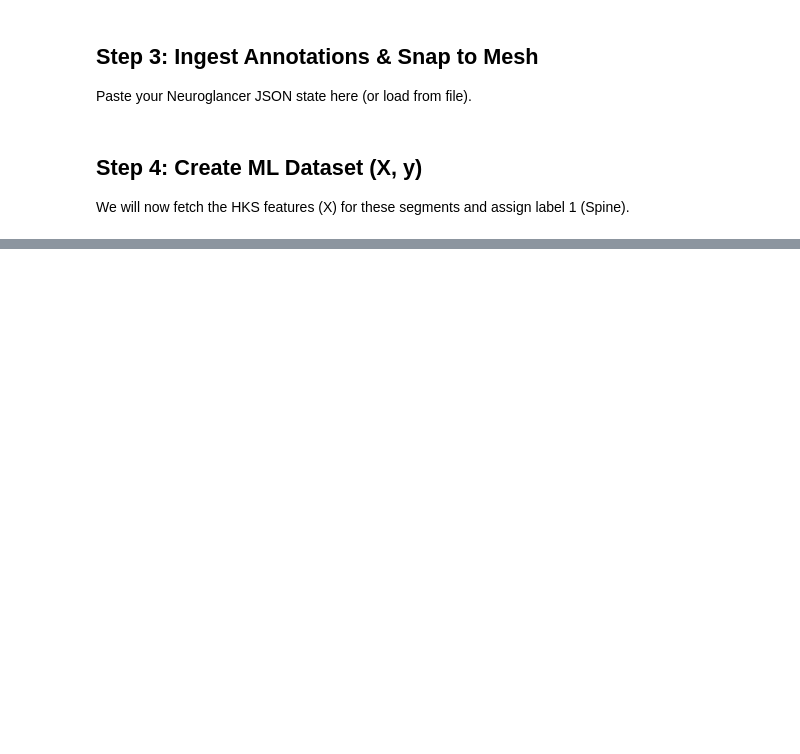
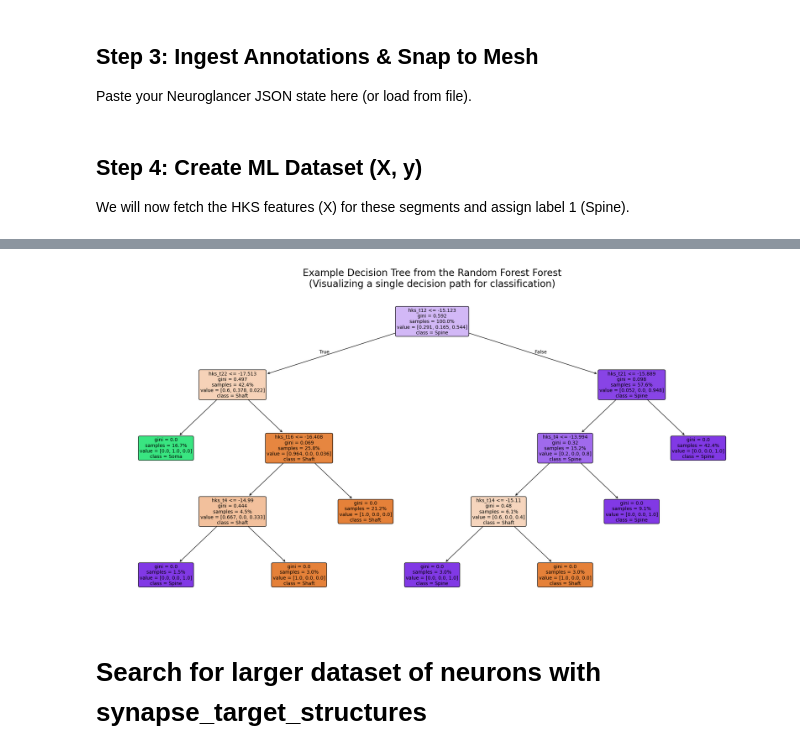
Before and after one commit to kroumov/SpineDetect, a Jupyter notebook: david/microns/neuroglancer_annotation_pipeline.ipynb, the cells around one changed output, grey strips where cells are left out. Drawn from its saved outputs; the diff is of its cells as text; code cells hidden in the pictures; blank space fills up the shorter version.

```diff
--- a/david/microns/neuroglancer_annotation_pipeline.ipynb
+++ b/david/microns/neuroglancer_annotation_pipeline.ipynb
@@ -246,0 +695,28 @@ if len(raw_points) > 0:
+# %%
+import matplotlib.pyplot as plt
+from sklearn.tree import plot_tree
+
+# 1. Select a single tree from the trained forest (e.g., the first one)
+# clf.estimators_ contains all 100 trees
+sub_tree = clf.estimators_[0]
+
+# 2. Create a clean, high-resolution visualization
+plt.figure(figsize=(25, 12), dpi=100)
+
+plot_tree(
+    sub_tree,
+    feature_names=X.columns,    # This shows 'hks_t0', 'hks_t1', etc.
+    class_names=clf.classes_,   # This shows 'Spine', 'Shaft', 'Soma'
+    filled=True,                # Colors nodes based on the majority class
+    rounded=True,               # Aesthetic rounded corners
+    proportion=True,            # Shows percentages rather than raw counts
+    precision=3,                # Number of decimals for the threshold
+    fontsize=10
+)
+
+plt.title("Example Decision Tree from the Random Forest Forest\n(Visualizing a single decision path for classification)", fontsize=20)
+plt.show()
+# %% [output]
+[figure, added]
+# %% [markdown]
+# Search for larger dataset of neurons with synapse_target_structures
```
Also changed, not shown: parts of 24 cells of this notebook.
